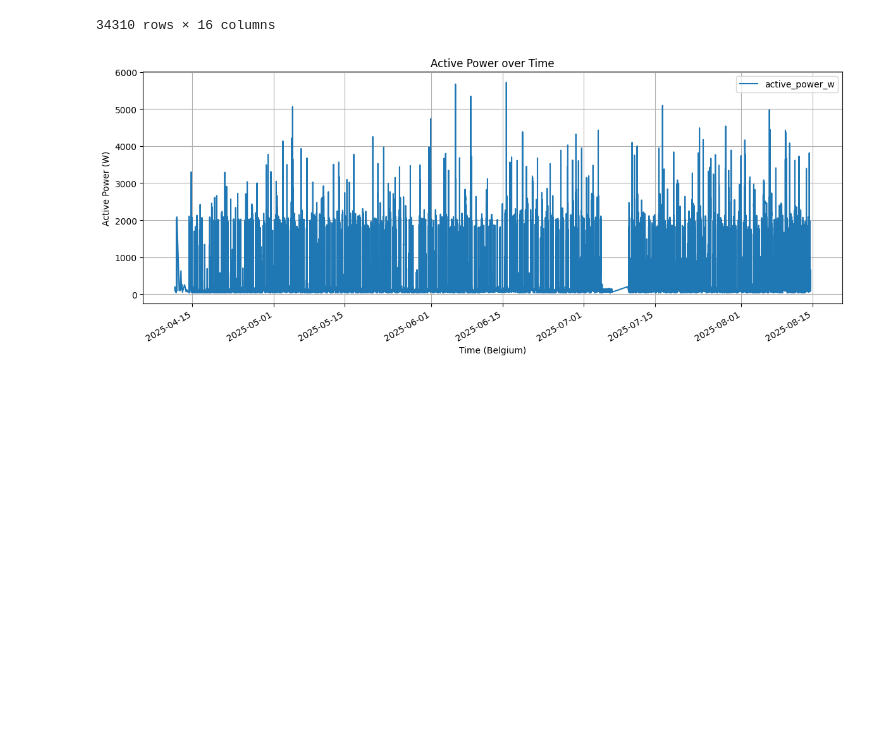
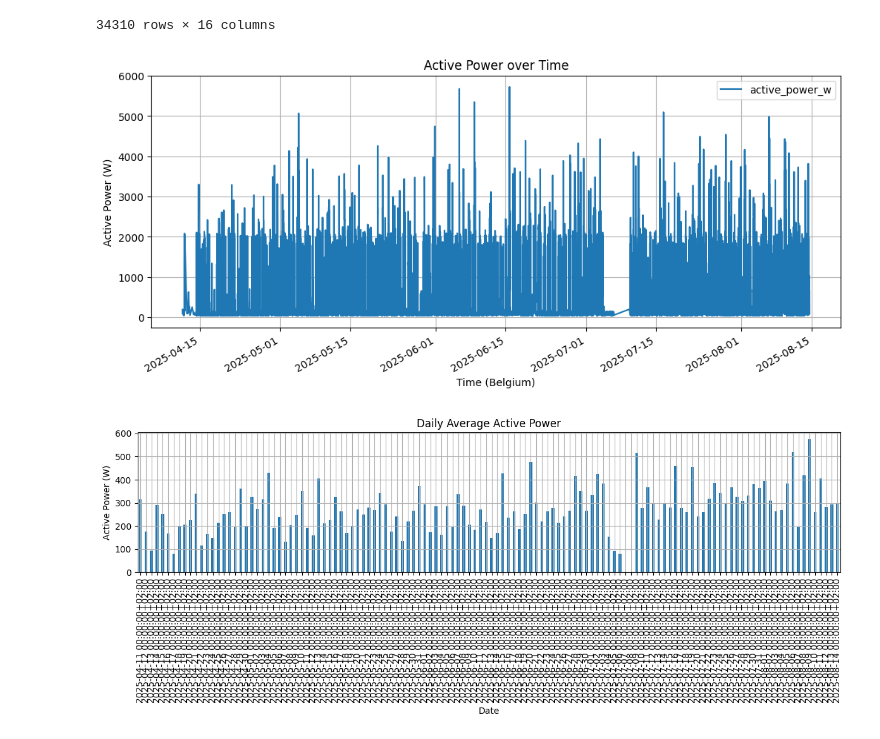
Before and after one commit to omarecd/enerlytics, a Jupyter notebook: 01_enerlytics_db_connection.ipynb, the cells around one changed output. Cells and saved outputs as stored; diff of their text form; code cells hidden in the pictures; blank space fills up the shorter version.

```diff
--- a/01_enerlytics_db_connection.ipynb
+++ b/01_enerlytics_db_connection.ipynb
@@ -101,7 +101,26 @@ df_sorted.plot(
 plt.xlabel("Time (Belgium)")
 plt.ylabel("Active Power (W)")
 plt.grid(True)
-plt.tight_layout()
+#plt.tight_layout()
 plt.show()
 # %% [output]
-[figure, old version]
+[figure, new version]
+# %%
+# Resample by day (or 'H' for hourly), and compute the mean power
+df_daily = df_sorted.set_index("created_at_be").resample("D").mean(numeric_only=True)
+
+# Plot as bar chart
+df_daily.plot(
+    y="active_power_w",
+    kind="bar",
+    title="Daily Average Active Power",
+    figsize=(12, 5),
+    legend=False
+)
+plt.xlabel("Date")
+plt.ylabel("Active Power (W)")
+plt.grid(True)
+plt.tight_layout()
+plt.show()
+# %% [output]
+[figure, added]
```
